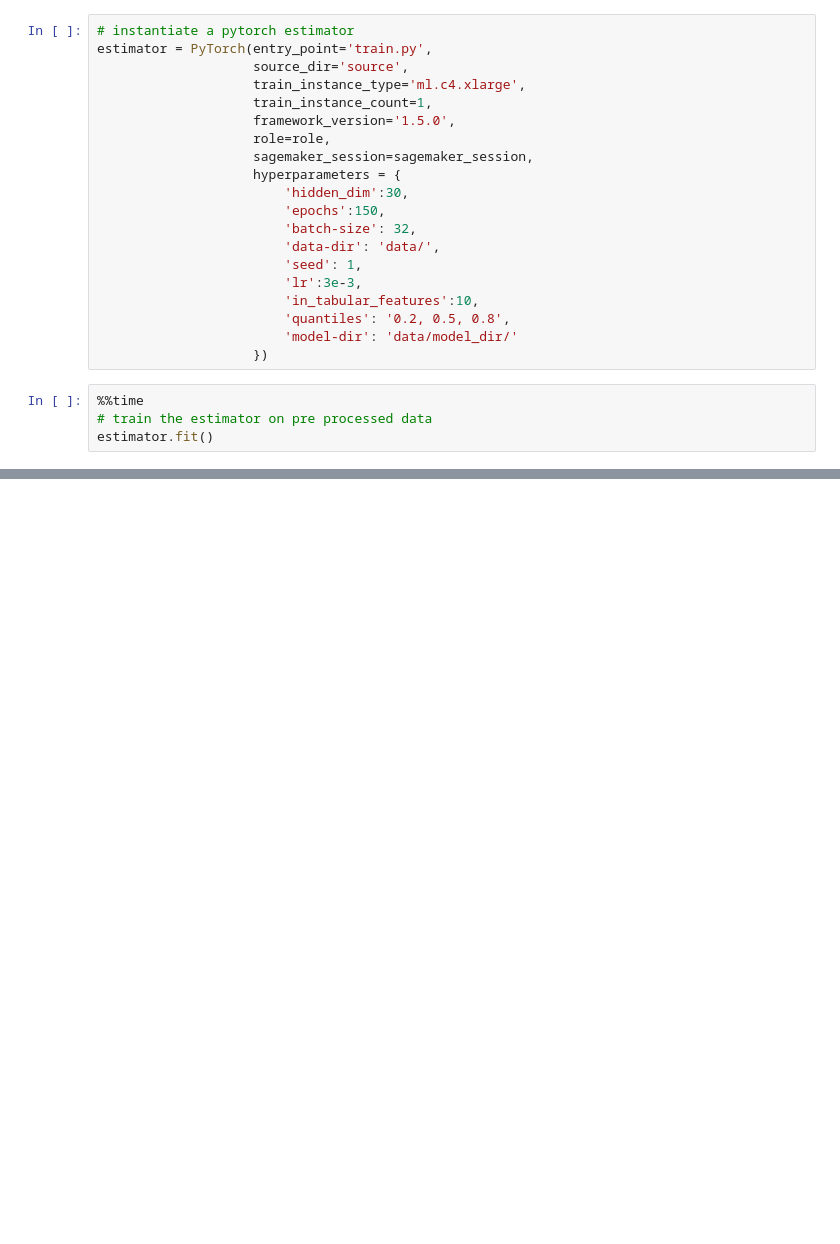
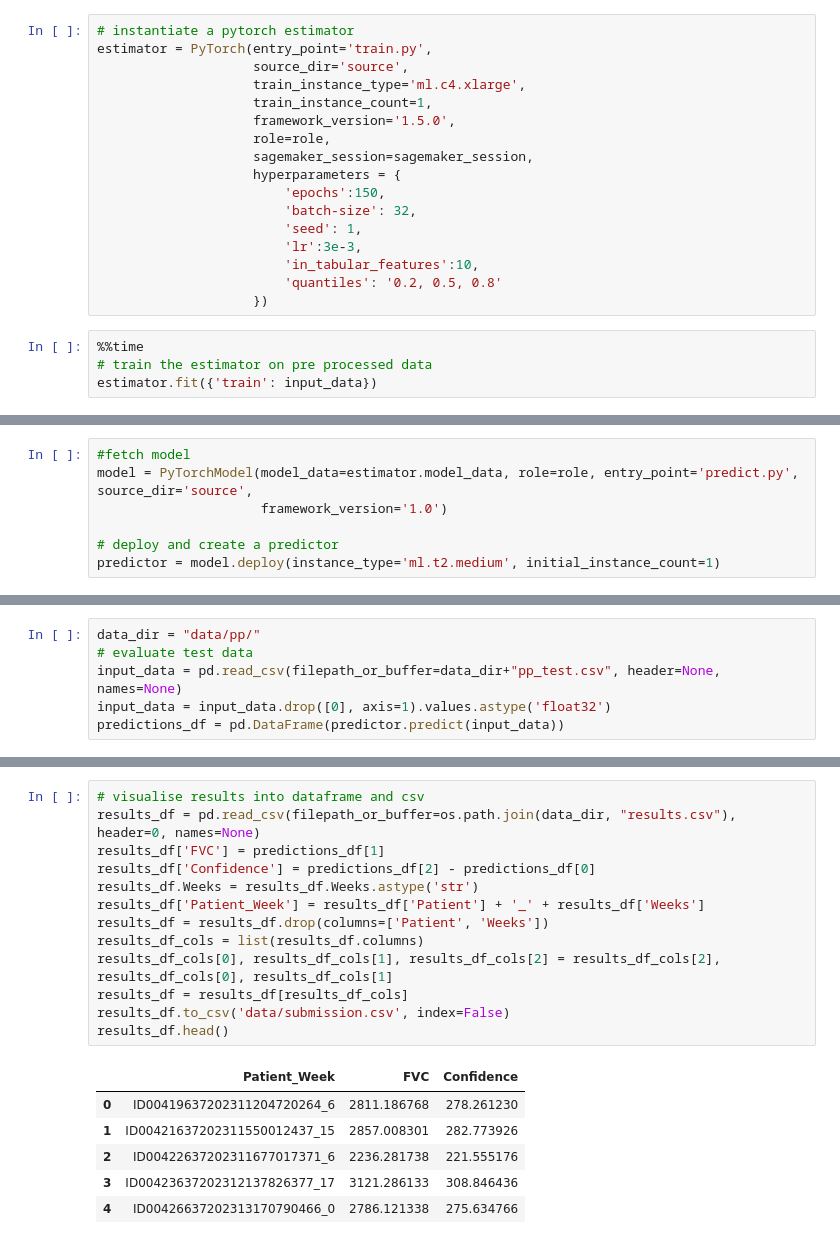
Before and after one commit to manumaqueda/pulmonary-fibrosis-progression, a Jupyter notebook: Training-and-inference-pytorch.ipynb, the cells around one changed output, grey strips where cells are left out. Drawn from its saved outputs; the diff is of its cells as text; blank space fills up the shorter version.

```diff
--- a/Training-and-inference-pytorch.ipynb
+++ b/Training-and-inference-pytorch.ipynb
@@ -28,19 +67,16 @@ estimator = PyTorch(entry_point='train.py',
                     role=role,
                     sagemaker_session=sagemaker_session,
                     hyperparameters = {
-                        'hidden_dim':30,
                         'epochs':150,
                         'batch-size': 32,
-                        'data-dir': 'data/',
                         'seed': 1,
                         'lr':3e-3,
                         'in_tabular_features':10,
-                        'quantiles': '0.2, 0.5, 0.8',
-                        'model-dir': 'data/model_dir/'
+                        'quantiles': '0.2, 0.5, 0.8'
                     })
 # %%
 %%time
 # train the estimator on pre processed data
-estimator.fit()
+estimator.fit({'train': input_data})
 # %% [output]
 'create_image_uri' will be deprecated in favor of 'ImageURIProvider' class in SageMaker Python SDK v2.
@@ -70,0 +105,7 @@ looks like this boy can't find the model, maybe is running with the wrong contex
+# %%
+#fetch model
+model = PyTorchModel(model_data=estimator.model_data, role=role, entry_point='predict.py', source_dir='source',
+                     framework_version='1.0')
+
+# deploy and create a predictor
+predictor = model.deploy(instance_type='ml.t2.medium', initial_instance_count=1)
@@ -70,0 +119,6 @@ looks like this boy can't find the model, maybe is running with the wrong contex
+# %%
+data_dir = "data/pp/"
+# evaluate test data
+input_data = pd.read_csv(filepath_or_buffer=data_dir+"pp_test.csv", header=None, names=None)
+input_data = input_data.drop([0], axis=1).values.astype('float32')
+predictions_df = pd.DataFrame(predictor.predict(input_data))
@@ -70,0 +128,20 @@ looks like this boy can't find the model, maybe is running with the wrong contex
+# %%
+# visualise results into dataframe and csv
+results_df = pd.read_csv(filepath_or_buffer=os.path.join(data_dir, "results.csv"), header=0, names=None)
+results_df['FVC'] = predictions_df[1]
+results_df['Confidence'] = predictions_df[2] - predictions_df[0]
+results_df.Weeks = results_df.Weeks.astype('str')
+results_df['Patient_Week'] = results_df['Patient'] + '_' + results_df['Weeks']
+results_df = results_df.drop(columns=['Patient', 'Weeks'])
+results_df_cols = list(results_df.columns)
+results_df_cols[0], results_df_cols[1], results_df_cols[2] = results_df_cols[2], results_df_cols[0], results_df_cols[1]
+results_df = results_df[results_df_cols]
+results_df.to_csv('data/submission.csv', index=False)
+results_df.head()
+# %% [output]
+|  | Patient_Week | FVC | Confidence |
+| 0 | ID00419637202311204720264_6 | 2811.186768 | 278.261230 |
+| 1 | ID00421637202311550012437_15 | 2857.008301 | 282.773926 |
+| 2 | ID00422637202311677017371_6 | 2236.281738 | 221.555176 |
+| 3 | ID00423637202312137826377_17 | 3121.286133 | 308.846436 |
+| 4 | ID00426637202313170790466_0 | 2786.121338 | 275.634766 |
```
Also changed, not shown: parts of 16 cells of this notebook, 4 other files.
